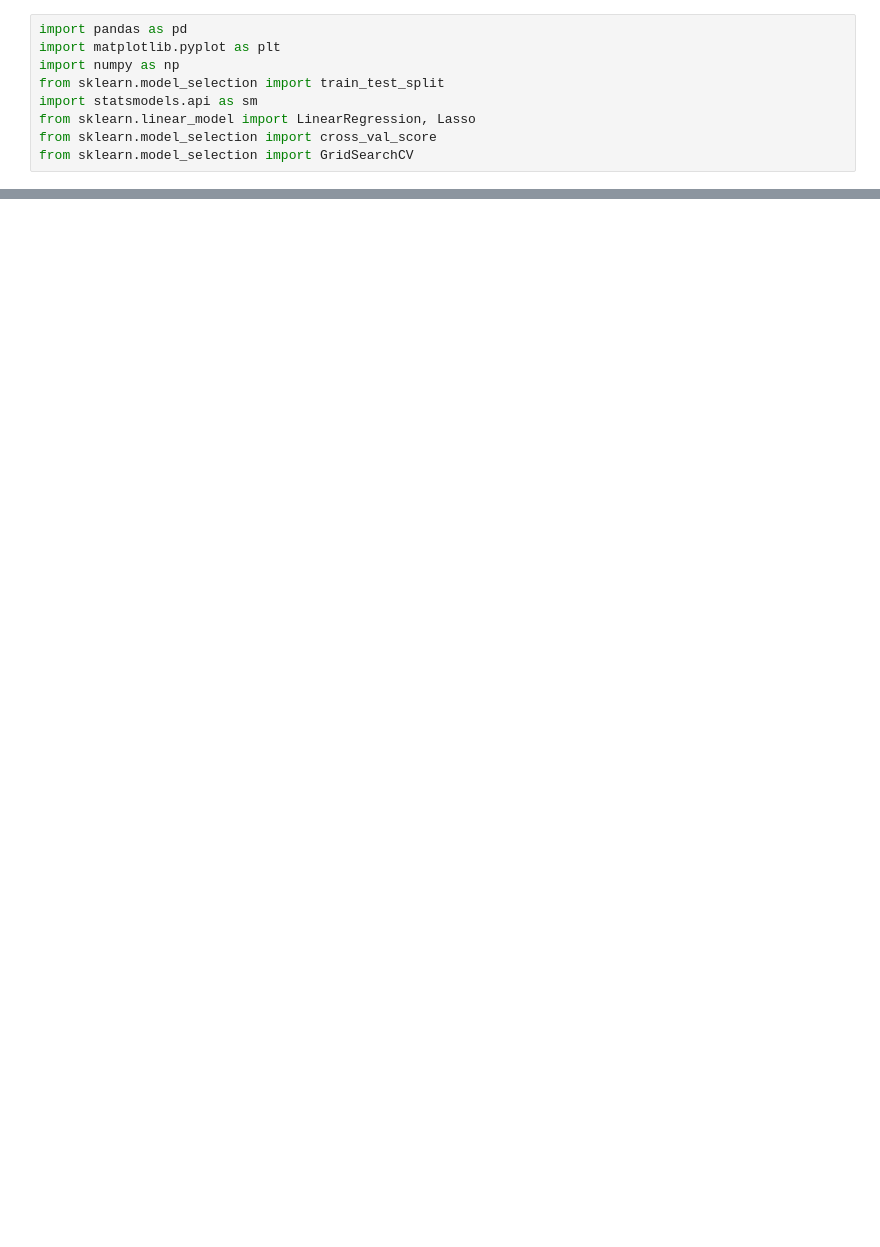
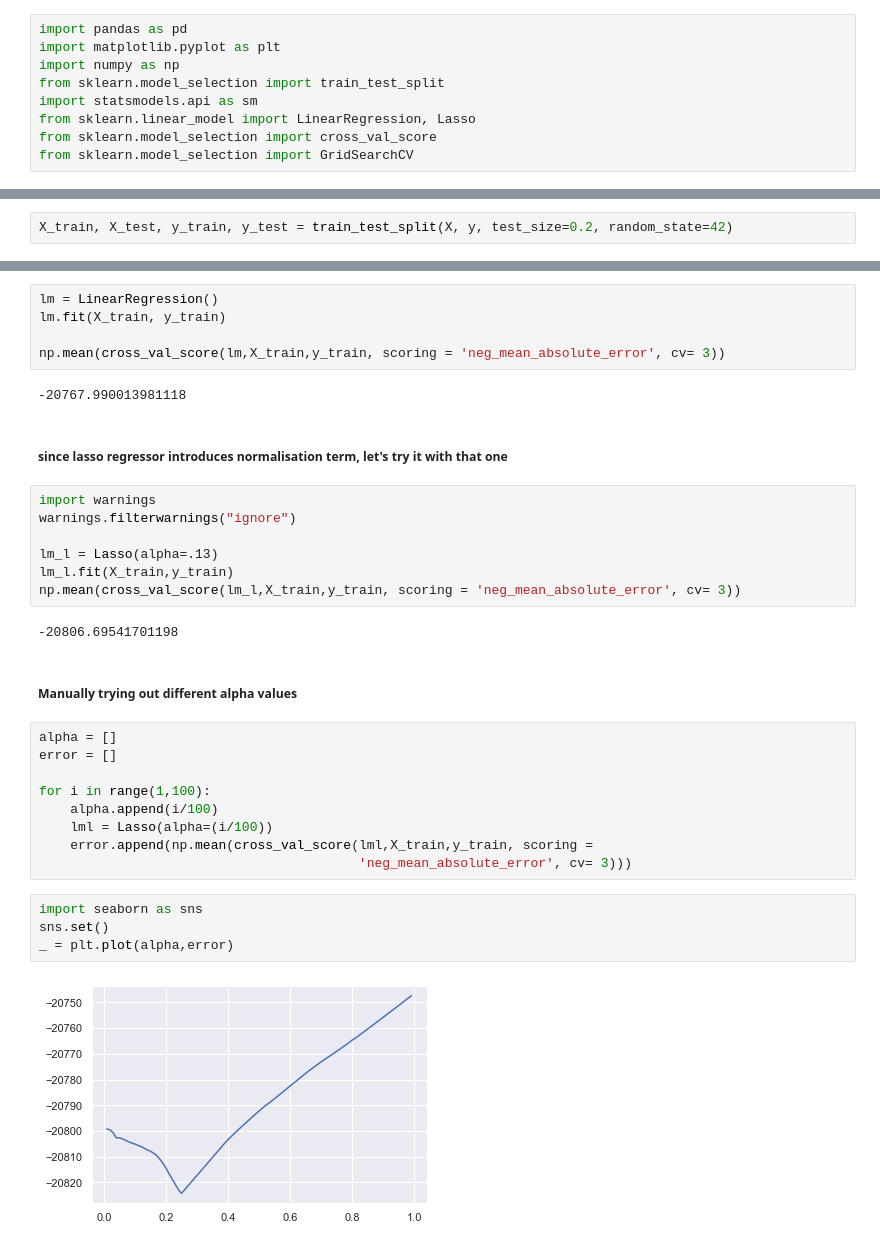
Before and after one commit to paabes/Data-Science, a Jupyter notebook: Glassdoor project/model_development.ipynb, the cells around one changed output, grey strips where cells are left out. Drawn from its saved outputs; the diff is of its cells as text; blank space fills up the shorter version.

```diff
--- a/Glassdoor project/model_development.ipynb
+++ b/Glassdoor project/model_development.ipynb
@@ -21,0 +41,2 @@ df.head()
+# %%
+X_train, X_test, y_train, y_test = train_test_split(X, y, test_size=0.2, random_state=42)
@@ -21,0 +82,35 @@ df.head()
+# %%
+lm = LinearRegression()
+lm.fit(X_train, y_train)
+
+np.mean(cross_val_score(lm,X_train,y_train, scoring = 'neg_mean_absolute_error', cv= 3))
+# %% [output]
+-20767.990013981118
+# %% [markdown]
+##### since lasso regressor introduces normalisation term, let's try it with that one
+# %%
+import warnings
+warnings.filterwarnings("ignore")
+
+lm_l = Lasso(alpha=.13)
+lm_l.fit(X_train,y_train)
+np.mean(cross_val_score(lm_l,X_train,y_train, scoring = 'neg_mean_absolute_error', cv= 3))
+# %% [output]
+-20806.69541701198
+# %% [markdown]
+##### Manually trying out different alpha values
+# %%
+alpha = []
+error = []
+
+for i in range(1,100):
+    alpha.append(i/100)
+    lml = Lasso(alpha=(i/100))
+    error.append(np.mean(cross_val_score(lml,X_train,y_train, scoring =
+                                         'neg_mean_absolute_error', cv= 3)))
+# %%
+import seaborn as sns
+sns.set()
+_ = plt.plot(alpha,error)
+# %% [output]
+[figure, added]
```
Also changed, not shown: parts of 18 cells of this notebook, 10 other files.
